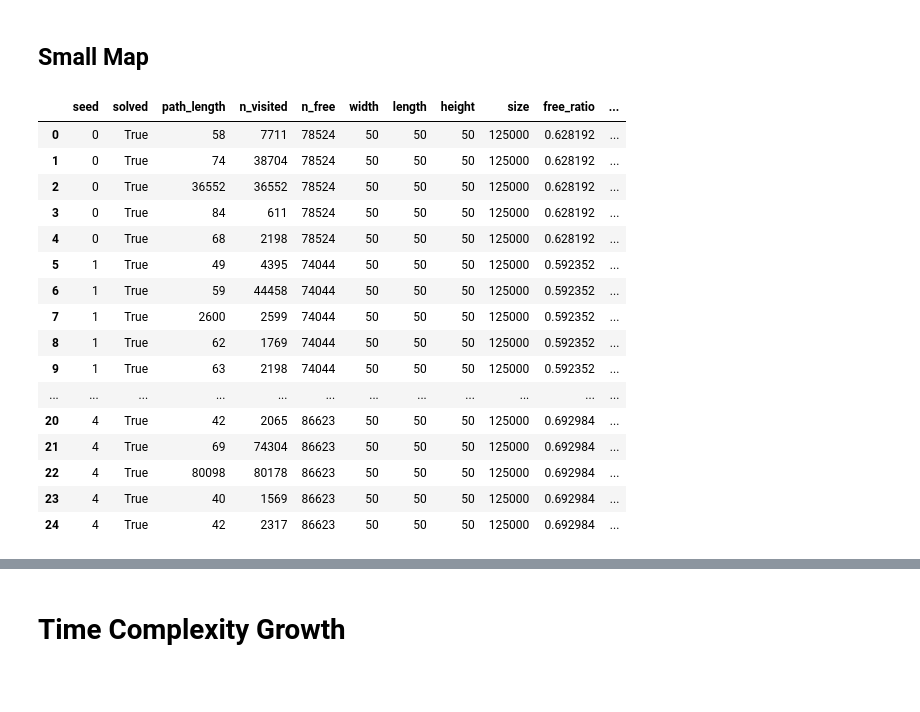
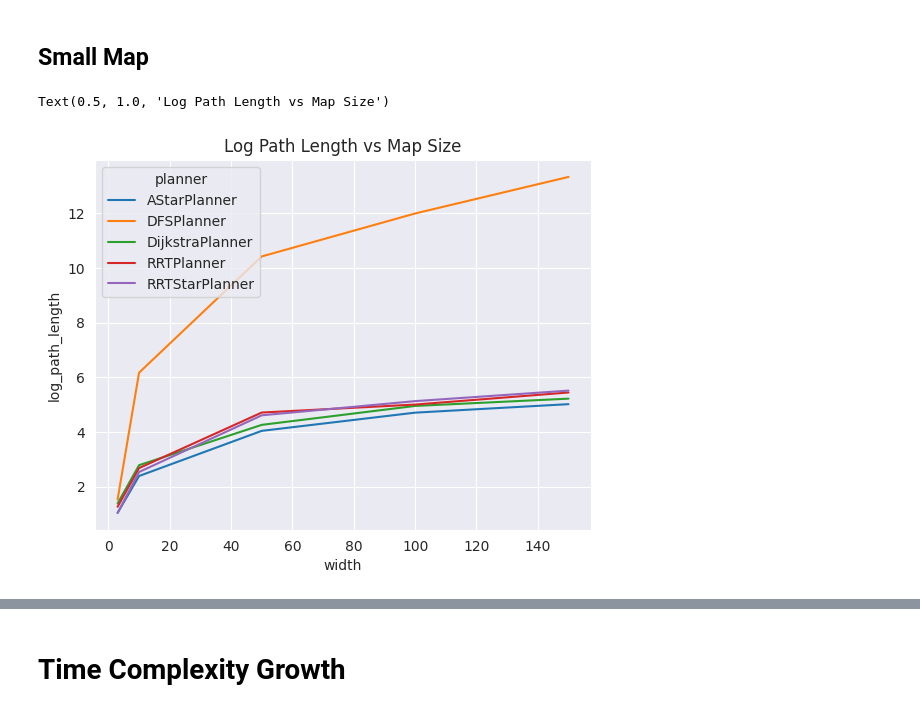
Before and after one commit to HuakunShen/3D-Planning-Algorithm-Visualization, a Jupyter notebook: main.ipynb, the cells around one changed output, grey strips where cells are left out. Saved outputs shown, nothing was run; the diff lists cells and outputs as text; code cells hidden in the pictures; blank space fills up the shorter version.

```diff
--- a/main.ipynb
+++ b/main.ipynb
@@ -45,23 +45,26 @@ def run_seeds(n_seed: int, scenario_size: ScenarioSize):
 xs_df = run_seeds(5, scenario_size=ScenarioSize.XS)
 s_df = run_seeds(5, scenario_size=ScenarioSize.S)
 m_df = run_seeds(5, scenario_size=ScenarioSize.M)
-# %%
-m_df
-# %% [output]
-|  | seed | solved | path_length | n_visited | n_free | width | length | height | size | free_ratio | ... |
-| 0 | 0 | True | 58 | 7711 | 78524 | 50 | 50 | 50 | 125000 | 0.628192 | ... |
-| 1 | 0 | True | 74 | 38704 | 78524 | 50 | 50 | 50 | 125000 | 0.628192 | ... |
-| 2 | 0 | True | 36552 | 36552 | 78524 | 50 | 50 | 50 | 125000 | 0.628192 | ... |
-| 3 | 0 | True | 84 | 611 | 78524 | 50 | 50 | 50 | 125000 | 0.628192 | ... |
-| 4 | 0 | True | 68 | 2198 | 78524 | 50 | 50 | 50 | 125000 | 0.628192 | ... |
-| 5 | 1 | True | 49 | 4395 | 74044 | 50 | 50 | 50 | 125000 | 0.592352 | ... |
-| 6 | 1 | True | 59 | 44458 | 74044 | 50 | 50 | 50 | 125000 | 0.592352 | ... |
-| 7 | 1 | True | 2600 | 2599 | 74044 | 50 | 50 | 50 | 125000 | 0.592352 | ... |
-| 8 | 1 | True | 62 | 1769 | 74044 | 50 | 50 | 50 | 125000 | 0.592352 | ... |
-| 9 | 1 | True | 63 | 2198 | 74044 | 50 | 50 | 50 | 125000 | 0.592352 | ... |
-| ... | ... | ... | ... | ... | ... | ... | ... | ... | ... | ... | ... |
-| 20 | 4 | True | 42 | 2065 | 86623 | 50 | 50 | 50 | 125000 | 0.692984 | ... |
-| 21 | 4 | True | 69 | 74304 | 86623 | 50 | 50 | 50 | 125000 | 0.692984 | ... |
-| 22 | 4 | True | 80098 | 80178 | 86623 | 50 | 50 | 50 | 125000 | 0.692984 | ... |
-| 23 | 4 | True | 40 | 1569 | 86623 | 50 | 50 | 50 | 125000 | 0.692984 | ... |
-| 24 | 4 | True | 42 | 2317 | 86623 | 50 | 50 | 50 | 125000 | 0.692984 | ... |
+# %%
+l_df = run_seeds(5, scenario_size=ScenarioSize.L)
+# %%
+xl_df = run_seeds(5, scenario_size=ScenarioSize.XL)
+# %%
+xs_mean_df = xs_df.groupby('planner').mean()
+xs_mean_df['size'] = 'xs'
+s_mean_df = s_df.groupby('planner').mean()
+s_mean_df['size'] = 's'
+m_mean_df = m_df.groupby('planner').mean()
+m_mean_df['size'] = 'm'
+l_mean_df = l_df.groupby('planner').mean()
+l_mean_df['size'] = 'l'
+xl_mean_df = xl_df.groupby('planner').mean()
+xl_mean_df['size'] = 'xl'
+merged_agg_df = pd.concat([xs_mean_df, s_mean_df, m_mean_df, l_mean_df, xl_mean_df]).reset_index()
+# %%
+merged_agg_df['log_path_length'] = np.log(merged_agg_df['path_length'])
+sns.lineplot(data=merged_agg_df, x='width', y='log_path_length', hue='planner')
+plt.title("Log Path Length vs Map Size")
+# %% [output]
+Text(0.5, 1.0, 'Log Path Length vs Map Size')
+[figure, added]
```
Also changed, not shown: parts of 23 cells of this notebook, 28 other files.
